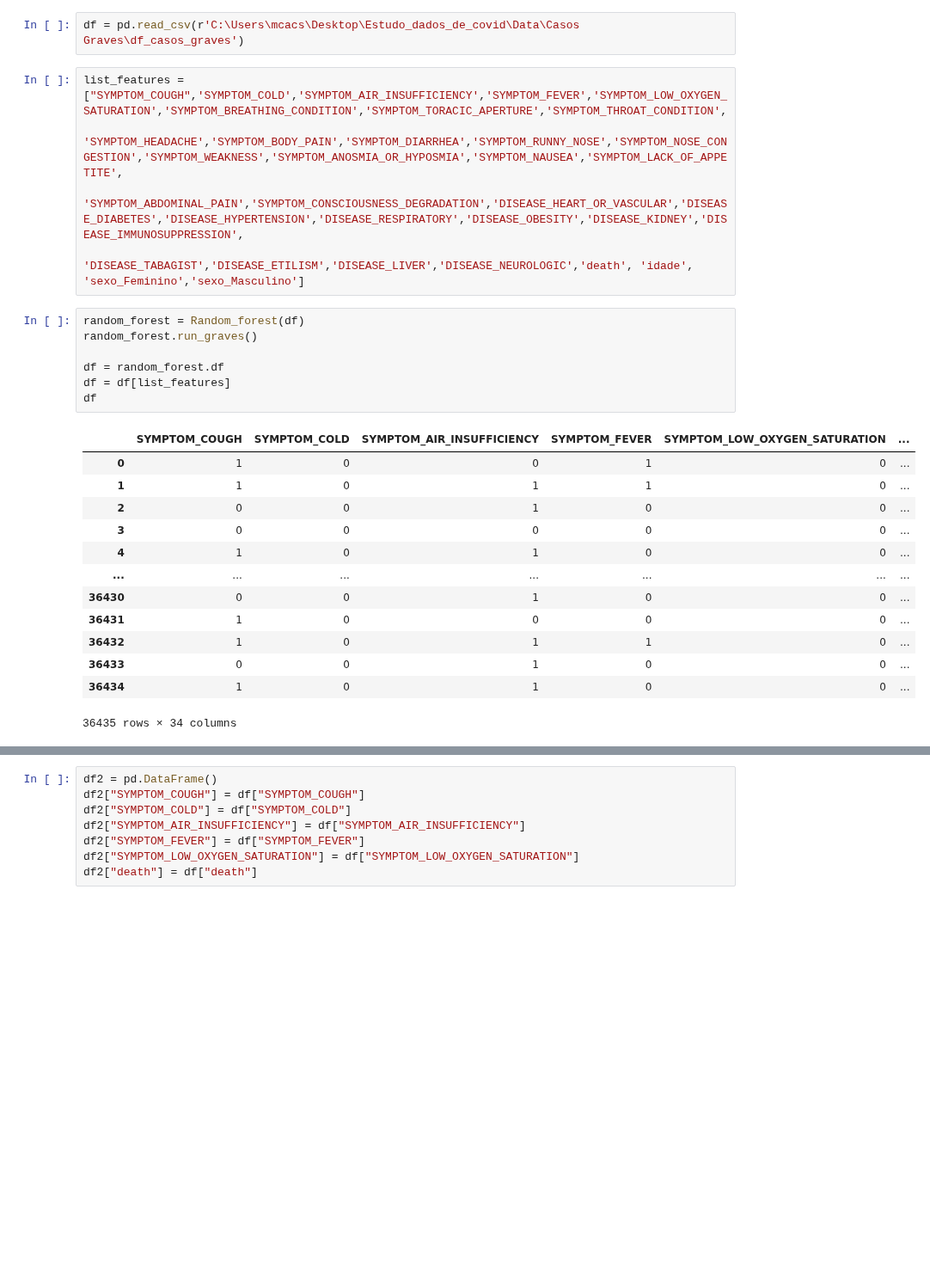
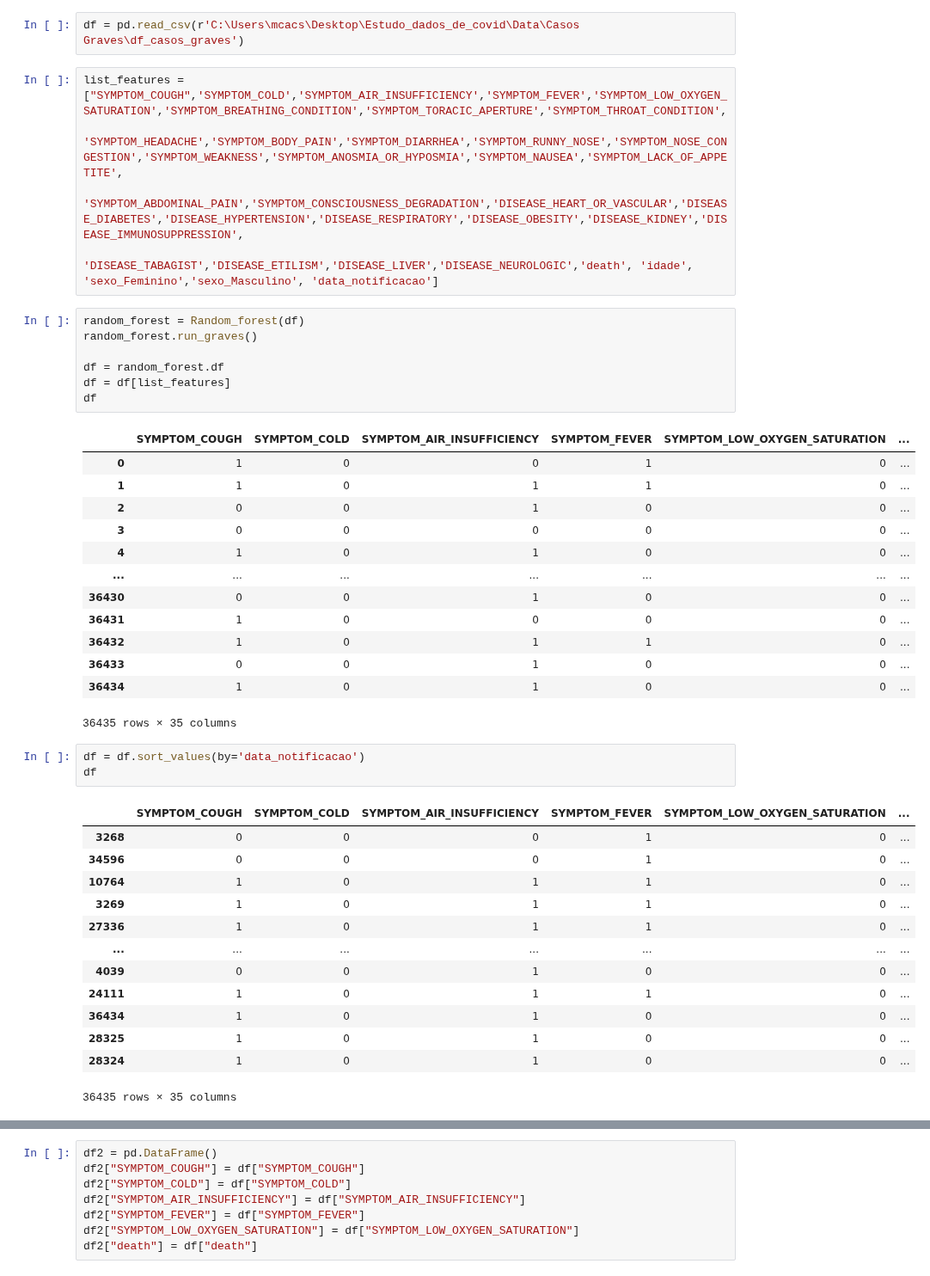
Before and after one commit to bielarnaud/Estudo_dados_de_covid, a Jupyter notebook: Codes/Teste - KNN.ipynb, the cells around one changed output, grey strips where cells are left out. Shown at 86% size. Cells and saved outputs as stored; diff of their text form; blank space fills up the shorter version.

```diff
--- a/Codes/Teste - KNN.ipynb
+++ b/Codes/Teste - KNN.ipynb
@@ -32,7 +32,7 @@ df = pd.read_csv(r'C:\Users\mcacs\Desktop\Estudo_dados_de_covid\Data\Casos Grave
 list_features = ["SYMPTOM_COUGH",'SYMPTOM_COLD','SYMPTOM_AIR_INSUFFICIENCY','SYMPTOM_FEVER','SYMPTOM_LOW_OXYGEN_SATURATION','SYMPTOM_BREATHING_CONDITION','SYMPTOM_TORACIC_APERTURE','SYMPTOM_THROAT_CONDITION',
                 'SYMPTOM_HEADACHE','SYMPTOM_BODY_PAIN','SYMPTOM_DIARRHEA','SYMPTOM_RUNNY_NOSE','SYMPTOM_NOSE_CONGESTION','SYMPTOM_WEAKNESS','SYMPTOM_ANOSMIA_OR_HYPOSMIA','SYMPTOM_NAUSEA','SYMPTOM_LACK_OF_APPETITE',
                 'SYMPTOM_ABDOMINAL_PAIN','SYMPTOM_CONSCIOUSNESS_DEGRADATION','DISEASE_HEART_OR_VASCULAR','DISEASE_DIABETES','DISEASE_HYPERTENSION','DISEASE_RESPIRATORY','DISEASE_OBESITY','DISEASE_KIDNEY','DISEASE_IMMUNOSUPPRESSION',
-                'DISEASE_TABAGIST','DISEASE_ETILISM','DISEASE_LIVER','DISEASE_NEUROLOGIC','death', 'idade', 'sexo_Feminino','sexo_Masculino']
+                'DISEASE_TABAGIST','DISEASE_ETILISM','DISEASE_LIVER','DISEASE_NEUROLOGIC','death', 'idade', 'sexo_Feminino','sexo_Masculino', 'data_notificacao']
 # %%
 random_forest = Random_forest(df)
 random_forest.run_graves()
@@ -53,4 +53,21 @@ df
 | 36432 | 1 | 0 | 1 | 1 | 0 | ... |
 | 36433 | 0 | 0 | 1 | 0 | 0 | ... |
 | 36434 | 1 | 0 | 1 | 0 | 0 | ... |
-36435 rows × 34 columns
+36435 rows × 35 columns
+# %%
+df = df.sort_values(by='data_notificacao')
+df
+# %% [output]
+|  | SYMPTOM_COUGH | SYMPTOM_COLD | SYMPTOM_AIR_INSUFFICIENCY | SYMPTOM_FEVER | SYMPTOM_LOW_OXYGEN_SATURATION | ... |
+| 3268 | 0 | 0 | 0 | 1 | 0 | ... |
+| 34596 | 0 | 0 | 0 | 1 | 0 | ... |
+| 10764 | 1 | 0 | 1 | 1 | 0 | ... |
+| 3269 | 1 | 0 | 1 | 1 | 0 | ... |
+| 27336 | 1 | 0 | 1 | 1 | 0 | ... |
+| ... | ... | ... | ... | ... | ... | ... |
+| 4039 | 0 | 0 | 1 | 0 | 0 | ... |
+| 24111 | 1 | 0 | 1 | 1 | 0 | ... |
+| 36434 | 1 | 0 | 1 | 0 | 0 | ... |
+| 28325 | 1 | 0 | 1 | 0 | 0 | ... |
+| 28324 | 1 | 0 | 1 | 0 | 0 | ... |
+36435 rows × 35 columns
```
Also changed, not shown: parts of 2 cells of this notebook.
